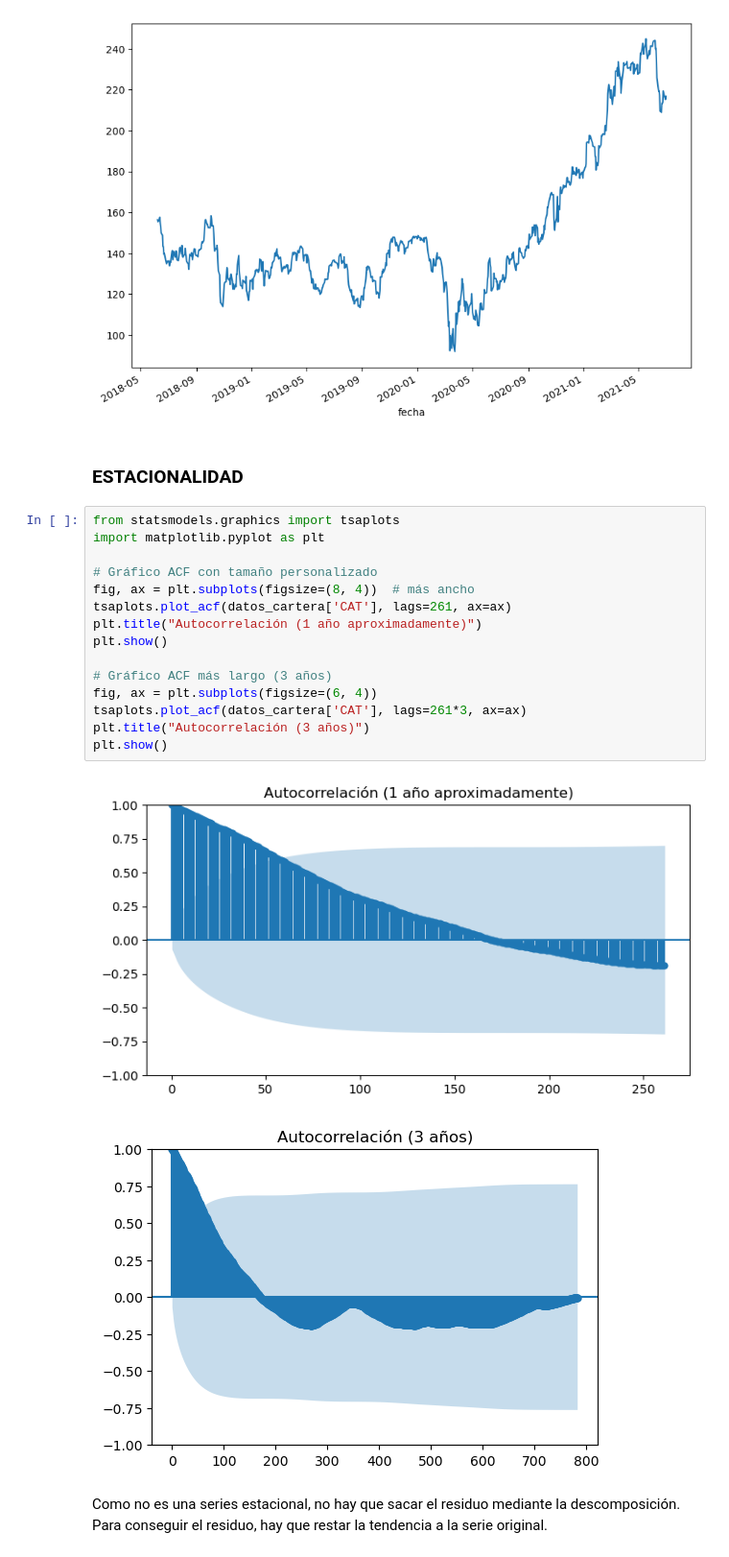
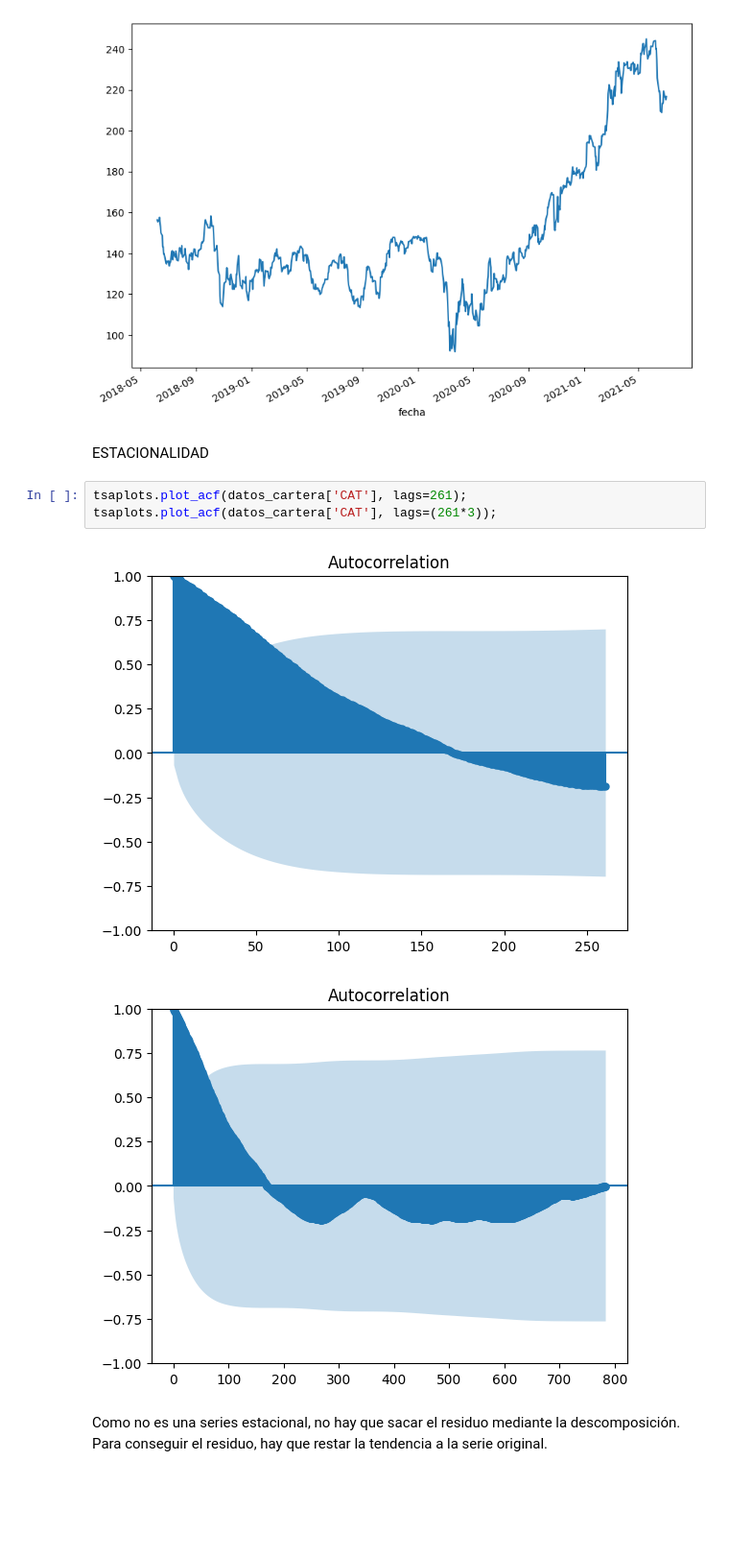
Before and after one commit to LanderAgirre/Reto_09_Azul_Oscuro, a Jupyter notebook: 4.Data_Science.ipynb, the cells around one changed output. Shown at 96% size. Cells and saved outputs as stored; diff of their text form; blank space fills up the shorter version.

```diff
--- a/4.Data_Science.ipynb
+++ b/4.Data_Science.ipynb
@@ -428,25 +385,13 @@ fecha
 Freq: YE-DEC, Name: CAT, dtype: int64
 [figure]
 # %% [markdown]
-### ESTACIONALIDAD
+ESTACIONALIDAD
-# %%
-from statsmodels.graphics import tsaplots
-import matplotlib.pyplot as plt
-
-# Gráfico ACF con tamaño personalizado
-fig, ax = plt.subplots(figsize=(8, 4))  # más ancho
-tsaplots.plot_acf(datos_cartera['CAT'], lags=261, ax=ax)
-plt.title("Autocorrelación (1 año aproximadamente)")
-plt.show()
-
-# Gráfico ACF más largo (3 años)
-fig, ax = plt.subplots(figsize=(6, 4))
-tsaplots.plot_acf(datos_cartera['CAT'], lags=261*3, ax=ax)
-plt.title("Autocorrelación (3 años)")
-plt.show()
-# %% [output]
-[figure, removed]
-[figure, removed]
+# %%
+tsaplots.plot_acf(datos_cartera['CAT'], lags=261);
+tsaplots.plot_acf(datos_cartera['CAT'], lags=(261*3));
+# %% [output]
+[figure, added]
+[figure, added]
 # %% [markdown]
 Como no es una series estacional, no hay que sacar el residuo mediante la descomposición.
 Para conseguir el residuo, hay que restar la tendencia a la serie original.
```
Also changed, not shown: parts of 34 cells of this notebook.
